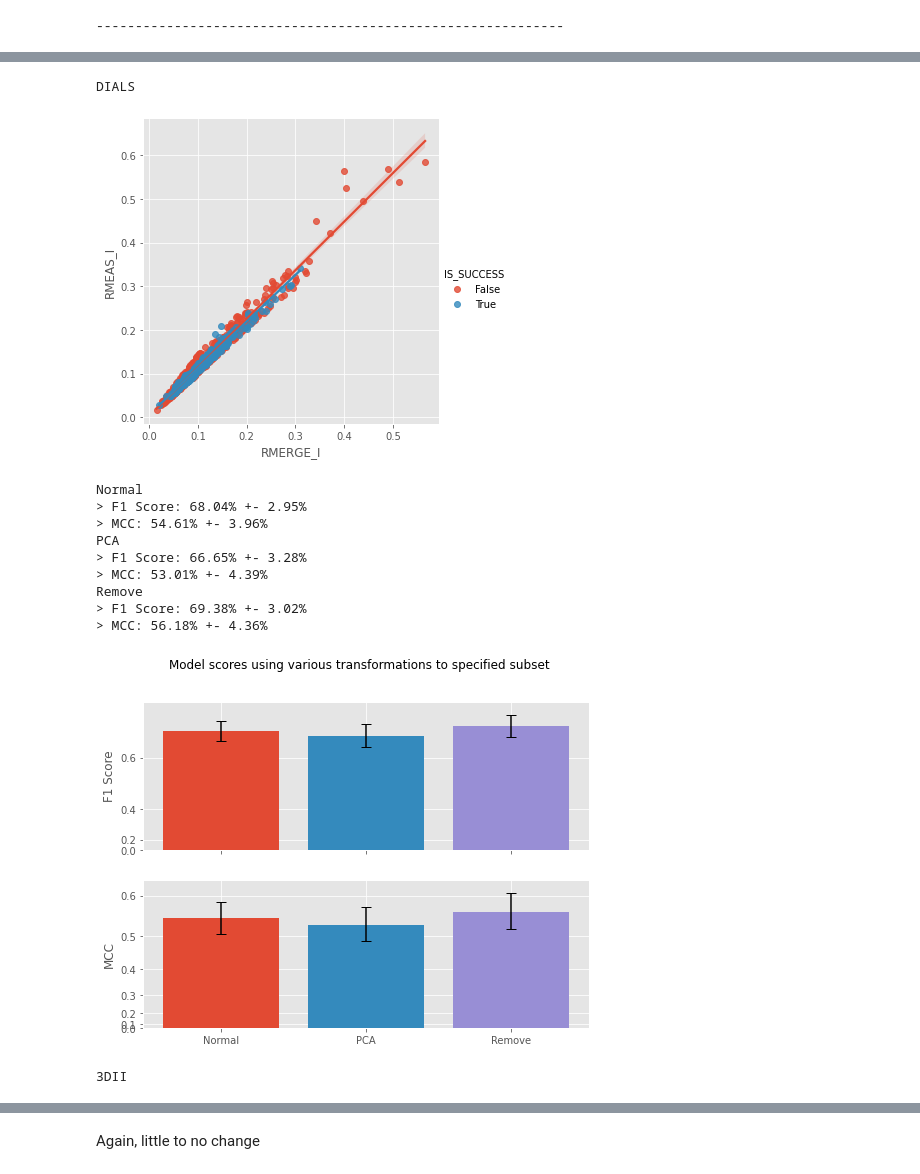
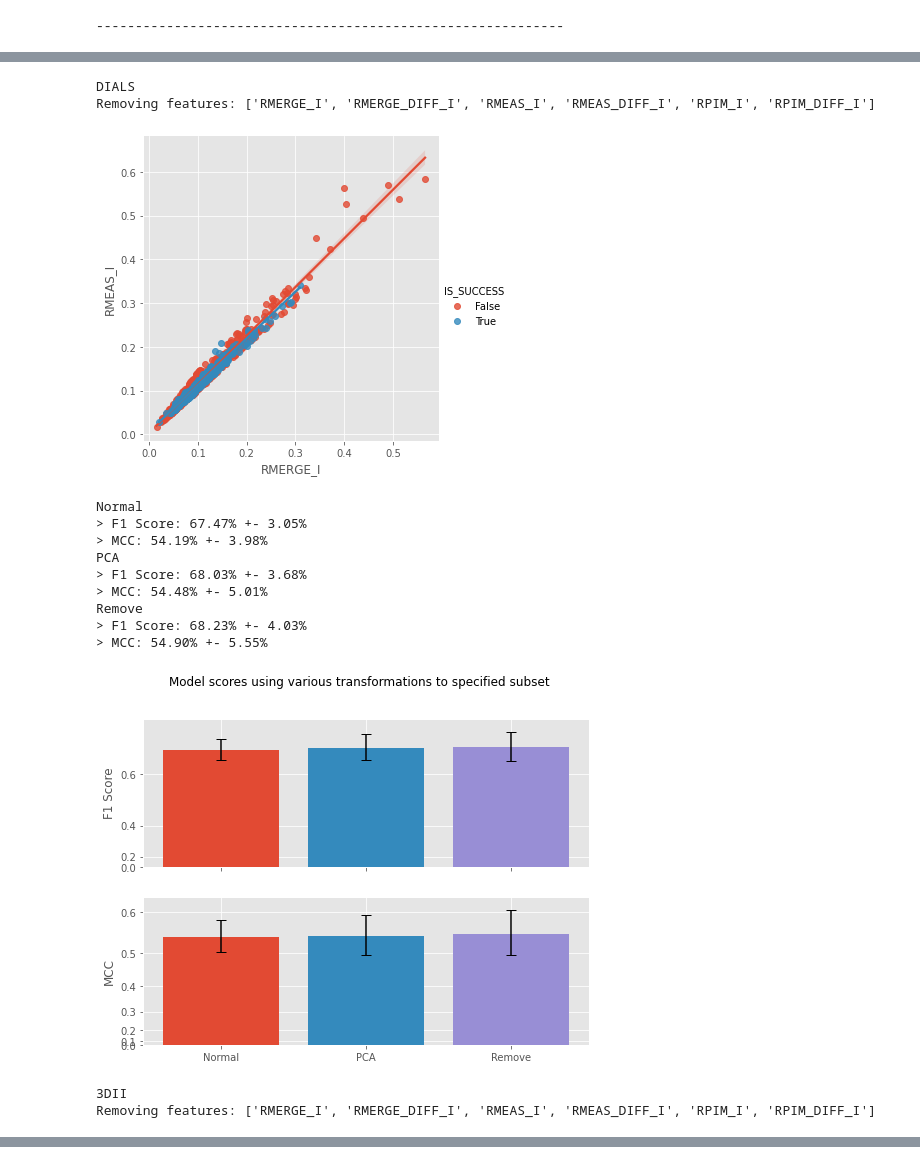
Before and after one commit to Sharkmas6/Diamond_ML, a Jupyter notebook: jupyter/updated/Feature Selection.ipynb, the cells around one changed output, grey strips where cells are left out. Drawn from its saved outputs; the diff is of its cells as text; code cells hidden in the pictures.

```diff
--- a/jupyter/updated/Feature Selection.ipynb
+++ b/jupyter/updated/Feature Selection.ipynb
@@ -117,8 +121,7 @@ def test_normal_pca_remove(estimator, X, y, feat2test, show=True, show_pca=False
     return fig, (ax1, ax2)
 
 
-seed = 1
-n_iter = 5
+seed = 2
 
 for db_kind, datum in data.items():
     print(db_kind.upper())
@@ -133,6 +136,7 @@ for db_kind, datum in data.items():
 
     # get relevant features
     feats2test = ["F''"]
+    print(f"Removing features: {feats2test}")
     x_part = x[feats2test]
     union_part = pd.concat([x_part, y], axis=1)
 
@@ -141,7 +145,7 @@ for db_kind, datum in data.items():
     #plt.show()
 
     # create model
-    n_iter = 1
+    n_iter = 50
     forest = Pipeline([("scaler", StandardScaler()), ("clf", RandomForestClassifier(class_weight="balanced", random_state=seed))])
     forest_params = {"clf__criterion": ["gini", "entropy"],
                      "clf__n_estimators": randint(100, 10000),  # number of trees in forest
@@ -187,7 +195,7 @@ Scores equivalent for all - no performance change.
 for db_kind, datum in data.items():
     print(db_kind.upper())
     r_etc = ["RMERGE_I", "RMERGE_DIFF_I", "RMEAS_I", "RMEAS_DIFF_I", "RPIM_I", "RPIM_DIFF_I"]
-    x, y = datum.unpack(drop_col=["DATASET_id", "SHELXC_CFOM", "SPACEGROUP"])
+    x, y = datum.unpack(drop_col=["DATASET_id", "SHELXC_CFOM", "SPACEGROUP", "F''"])
 
     # take only untouched data
     i = 1
@@ -197,45 +205,48 @@ for db_kind, datum in data.items():
 
     # get relevant features
     feats2test = ["RMERGE_I", "RMERGE_DIFF_I", "RMEAS_I", "RMEAS_DIFF_I", "RPIM_I", "RPIM_DIFF_I"]
+    print(f"Removing features: {feats2test}")
     x_part = x[feats2test]
     union_part = pd.concat([x_part, y], axis=1)
 
     # plot scatter plot
-    seed = 1
+    seed = 2
     sns.lmplot(data=union_part, x="RMERGE_I", y="RMEAS_I", hue="IS_SUCCESS")
     plt.show()
 
     # create model
-    n_iter = 1
+    n_iter = 50
     forest = Pipeline([("scaler", StandardScaler()), ("clf", RandomForestClassifier(class_weight="balanced", random_state=seed))])
     forest_params = {"clf__criterion": ["gini", "entropy"],
                      "clf__n_estimators": randint(100, 10000),  # number of trees in forest
                      "clf__max_features": uniform(2/ len(x.columns), 1),  # max number of features when splitting
                      "clf__min_samples_split": randint(2, 20 + 1),  # min samples per node to induce split
                      "clf__max_depth": randint(5, 20 + 1),  # max number of splits to do
                      "clf__min_samples_leaf": randint(1, 10 + 1),  # min number of samples in a leaf; may set to 1 anyway
                      "clf__max_leaf_nodes": randint(10, 20 + 1)}  # max number of leaves}
     forest_search = RandomizedSearchCV(forest, forest_params, n_iter=n_iter, scoring="f1", n_jobs=-1, cv=5, random_state=seed)
 
     # test various features transforms
     fig, (ax1, ax2) = test_normal_pca_remove(forest_search, x, y, feats2test, show=False)
     ax1.set_yscale('function', functions=(lambda a: a**2, lambda a: a**.5))
     ax2.set_yscale('function', functions=(lambda a: a**2, lambda a: a**.5))
 
     plt.show()
 # %% [output]
 DIALS
+Removing features: ['RMERGE_I', 'RMERGE_DIFF_I', 'RMEAS_I', 'RMEAS_DIFF_I', 'RPIM_I', 'RPIM_DIFF_I']
 [figure]
 Normal
-> F1 Score: 68.04% +- 2.95%
-> MCC: 54.61% +- 3.96%
+> F1 Score: 67.47% +- 3.05%
+> MCC: 54.19% +- 3.98%
 PCA
-> F1 Score: 66.65% +- 3.28%
-> MCC: 53.01% +- 4.39%
+> F1 Score: 68.03% +- 3.68%
+> MCC: 54.48% +- 5.01%
 Remove
-> F1 Score: 69.38% +- 3.02%
-> MCC: 56.18% +- 4.36%
+> F1 Score: 68.23% +- 4.03%
+> MCC: 54.90% +- 5.55%
-[figure, old version]
+[figure, new version]
 3DII
+Removing features: ['RMERGE_I', 'RMERGE_DIFF_I', 'RMEAS_I', 'RMEAS_DIFF_I', 'RPIM_I', 'RPIM_DIFF_I']
 [figure]
 Normal
@@ -251,2 +261,0 @@ Remove
-# %% [markdown]
-Again, little to no change
```
Also changed, not shown: parts of 17 cells of this notebook, 1 other file.
